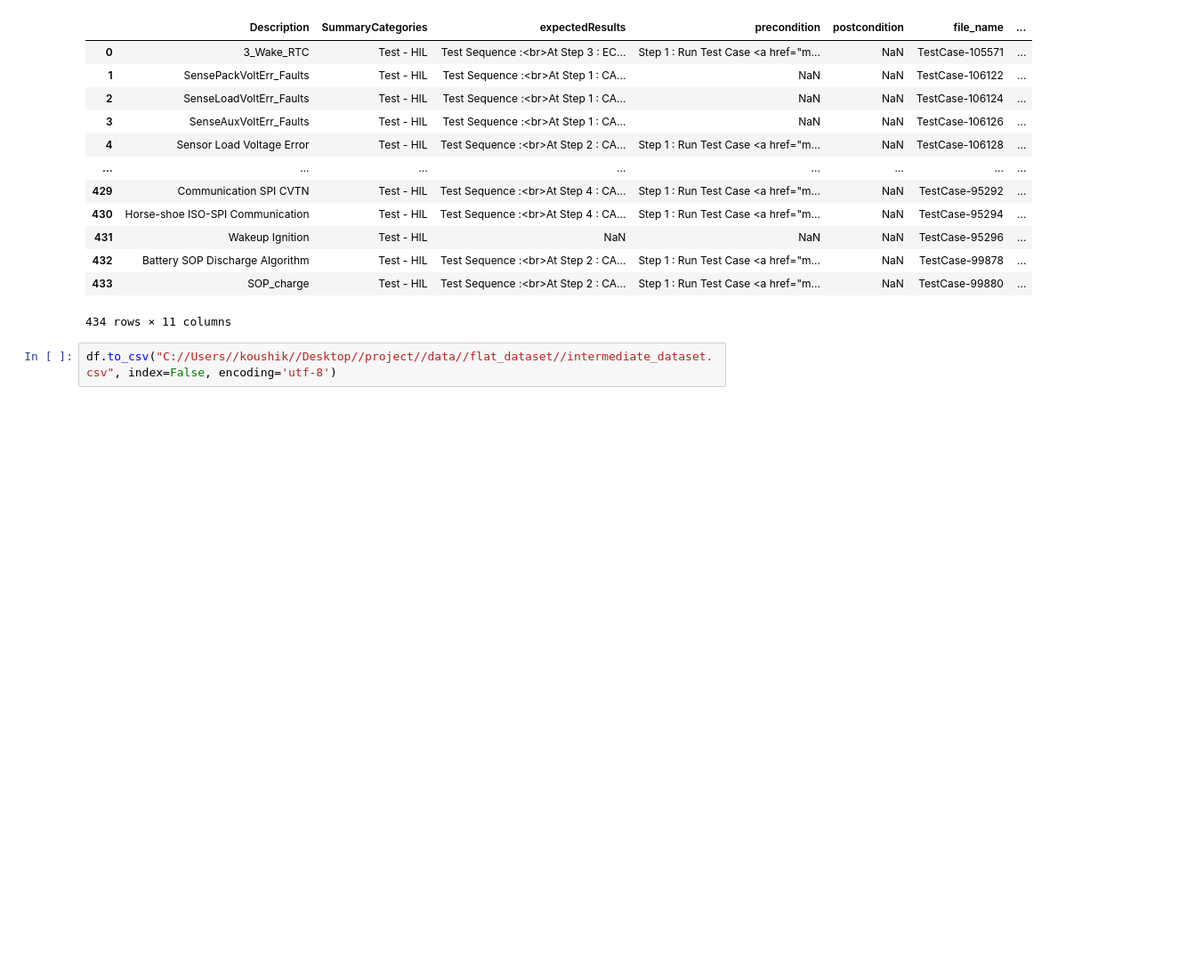
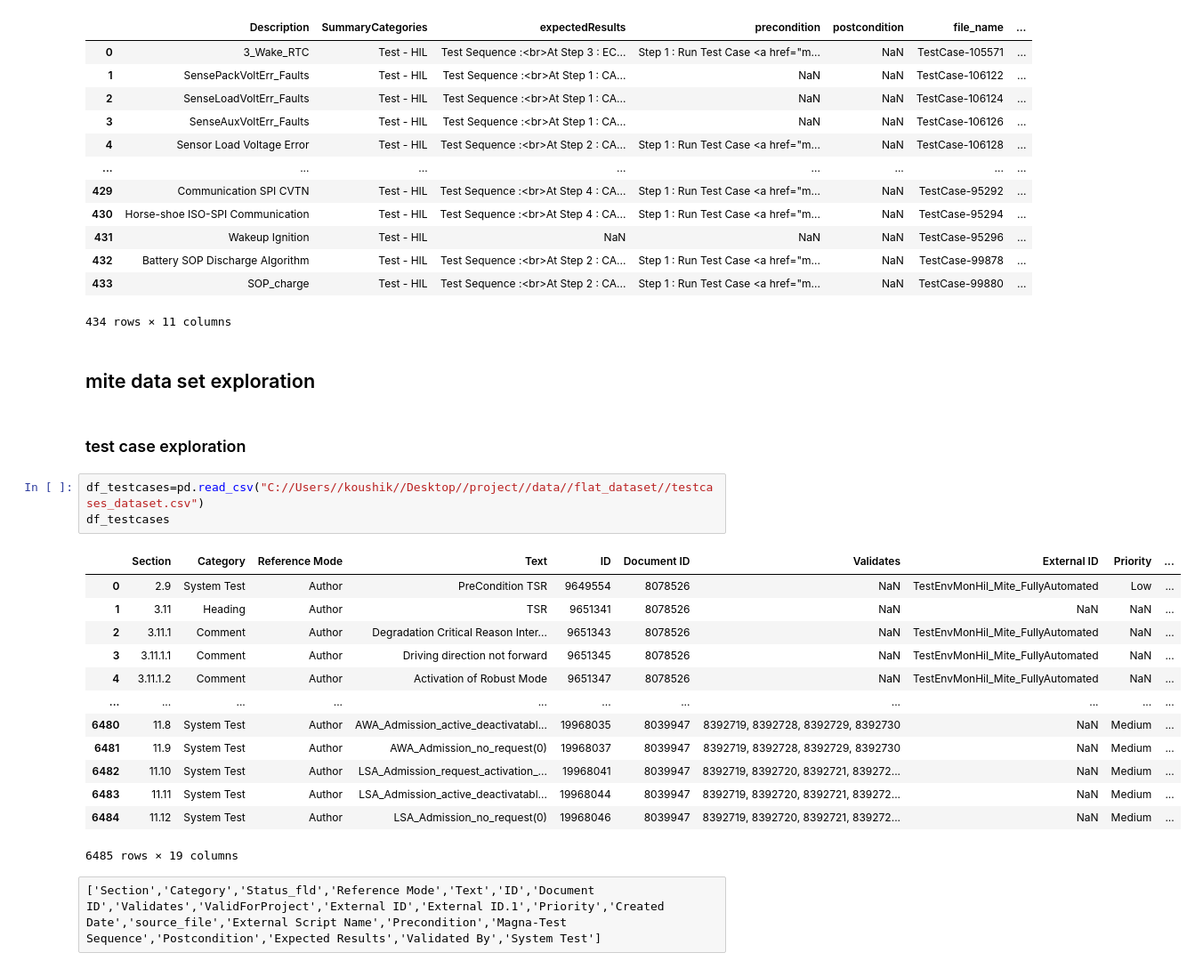
Before and after one commit to Koushik-Ambadi/llm-finetuning, a Jupyter notebook: jupyterNotebooks/initial_data_exploration.ipynb, the cells around one changed output. Shown: that part at 89% size. Drawn from its saved outputs; the diff is of its cells as text; blank space fills up the shorter version.

Commit message:
Exploring bmw data set:found useful columns,data irregularity,data cleanig.

```diff
--- a/jupyterNotebooks/initial_data_exploration.ipynb
+++ b/jupyterNotebooks/initial_data_exploration.ipynb
@@ -220,5 +151,26 @@ df
 | 432 | Battery SOP Discharge Algorithm | Test - HIL | Test Sequence :<br>At Step 2 : CA... | Step 1 : Run Test Case <a href="m... | NaN | TestCase-99878 | ... |
 | 433 | SOP_charge | Test - HIL | Test Sequence :<br>At Step 2 : CA... | Step 1 : Run Test Case <a href="m... | NaN | TestCase-99880 | ... |
 434 rows × 11 columns
-# %%
-df.to_csv("C://Users//koushik//Desktop//project//data//flat_dataset//intermediate_dataset.csv", index=False, encoding='utf-8')
+# %% [markdown]
+## mite data set exploration
+# %% [markdown]
+### test case exploration
+# %%
+df_testcases=pd.read_csv("C://Users//koushik//Desktop//project//data//flat_dataset//testcases_dataset.csv")
+df_testcases
+# %% [output]
+|  | Section | Category | Reference Mode | Text | ID | Document ID | Validates | External ID | Priority | ... |
+| 0 | 2.9 | System Test | Author | PreCondition TSR | 9649554 | 8078526 | NaN | TestEnvMonHil_Mite_FullyAutomated | Low | ... |
+| 1 | 3.11 | Heading | Author | TSR | 9651341 | 8078526 | NaN | NaN | NaN | ... |
+| 2 | 3.11.1 | Comment | Author | Degradation Critical Reason Inter... | 9651343 | 8078526 | NaN | TestEnvMonHil_Mite_FullyAutomated | NaN | ... |
+| 3 | 3.11.1.1 | Comment | Author | Driving direction not forward | 9651345 | 8078526 | NaN | TestEnvMonHil_Mite_FullyAutomated | NaN | ... |
+| 4 | 3.11.1.2 | Comment | Author | Activation of Robust Mode | 9651347 | 8078526 | NaN | TestEnvMonHil_Mite_FullyAutomated | NaN | ... |
+| ... | ... | ... | ... | ... | ... | ... | ... | ... | ... | ... |
+| 6480 | 11.8 | System Test | Author | AWA_Admission_active_deactivatabl... | 19968035 | 8039947 | 8392719, 8392728, 8392729, 8392730 | NaN | Medium | ... |
+| 6481 | 11.9 | System Test | Author | AWA_Admission_no_request(0) | 19968037 | 8039947 | 8392719, 8392728, 8392729, 8392730 | NaN | Medium | ... |
+| 6482 | 11.10 | System Test | Author | LSA_Admission_request_activation_... | 19968041 | 8039947 | 8392719, 8392720, 8392721, 839272... | NaN | Medium | ... |
+| 6483 | 11.11 | System Test | Author | LSA_Admission_active_deactivatabl... | 19968044 | 8039947 | 8392719, 8392720, 8392721, 839272... | NaN | Medium | ... |
+| 6484 | 11.12 | System Test | Author | LSA_Admission_no_request(0) | 19968046 | 8039947 | 8392719, 8392720, 8392721, 839272... | NaN | Medium | ... |
+6485 rows × 19 columns
+# %% [raw]
+['Section','Category','Status_fld','Reference Mode','Text','ID','Document ID','Validates','ValidForProject','External ID','External ID.1','Priority','Created Date','source_file','External Script Name','Precondition','Magna-Test Sequence','Postcondition','Expected Results','Validated By','System Test']
```
Also changed, not shown: parts of 37 cells of this notebook, 3 other files.
